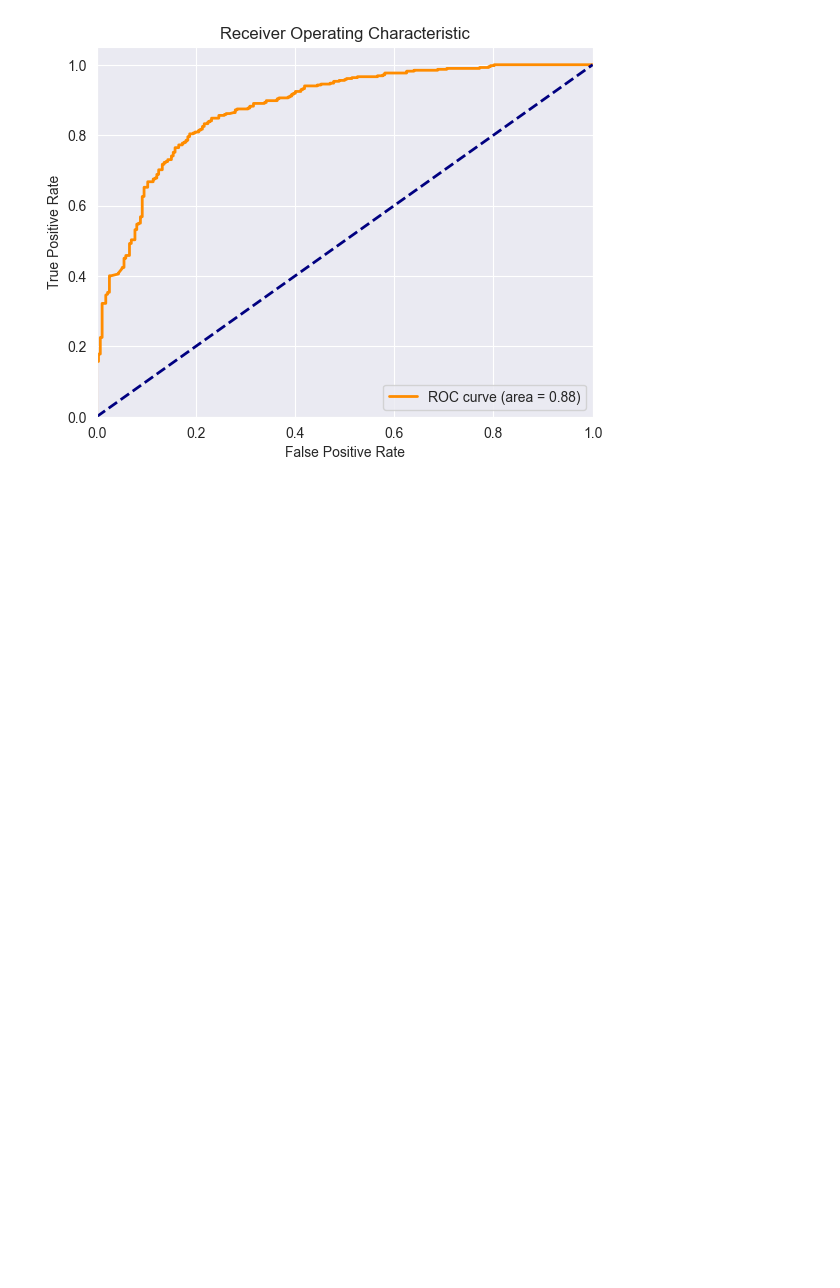
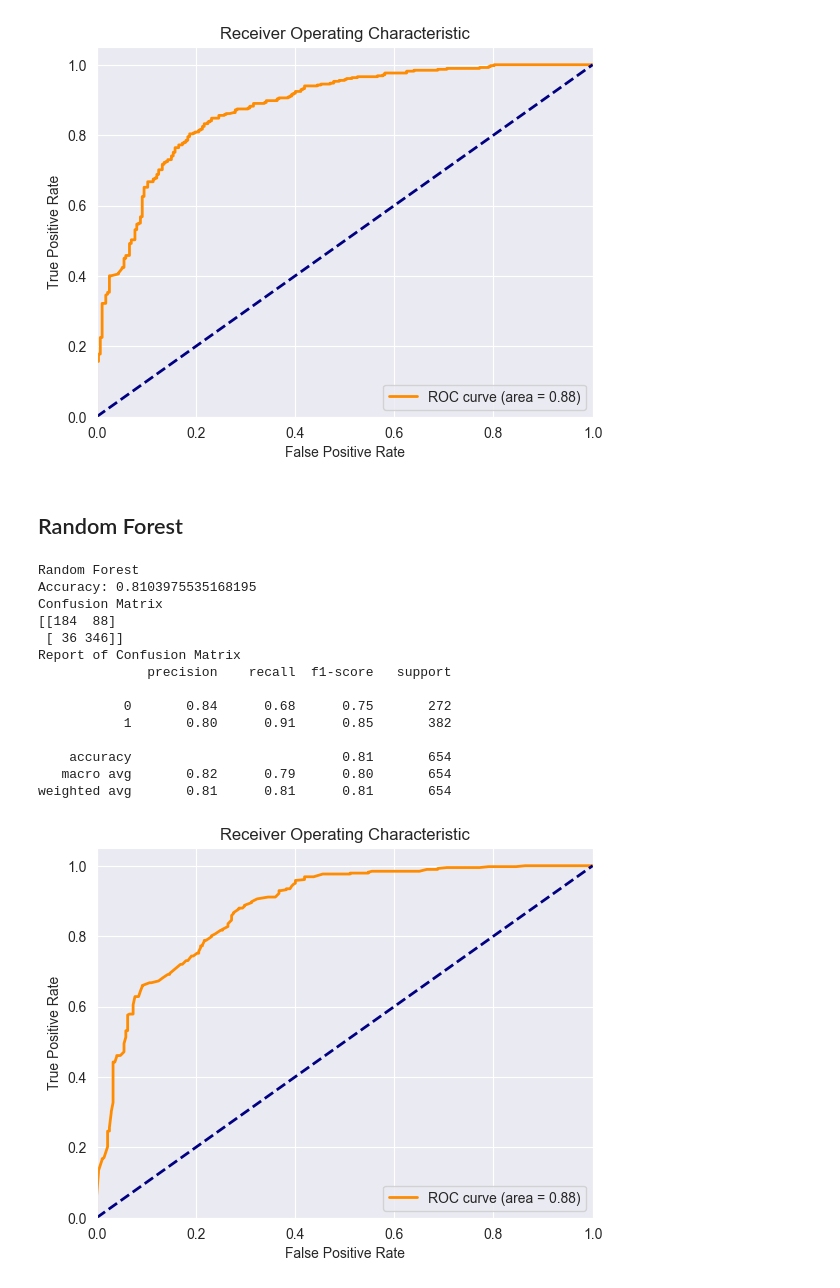
Before and after one commit to abuhmhai/Machine-Learning-X, a Jupyter notebook: NN Fake News Detection.ipynb, the cells around one changed output. Cells and saved outputs as stored; diff of their text form; code cells hidden in the pictures; blank space fills up the shorter version.

Commit message:
Random Forest

```diff
--- a/NN Fake News Detection.ipynb
+++ b/NN Fake News Detection.ipynb
@@ -188,3 +188,25 @@ Report of Confusion Matrix
    macro avg       0.81      0.79      0.80       654
 weighted avg       0.81      0.81      0.81       654
 [figure]
+# %% [markdown]
+## Random Forest
+# %%
+print("Random Forest")
+rfc=RandomForestClassifier(n_estimators=100)
+evaluate_model(rfc,X_train_tfidf,y_train,X_test_tfidf,y_test)
+# %% [output]
+Random Forest
+Accuracy: 0.8103975535168195
+Confusion Matrix
+[[184  88]
+ [ 36 346]]
+Report of Confusion Matrix
+              precision    recall  f1-score   support
+
+           0       0.84      0.68      0.75       272
+           1       0.80      0.91      0.85       382
+
+    accuracy                           0.81       654
+   macro avg       0.82      0.79      0.80       654
+weighted avg       0.81      0.81      0.81       654
+[figure, added]
```
Also changed, not shown: parts of 1 cell of this notebook.
